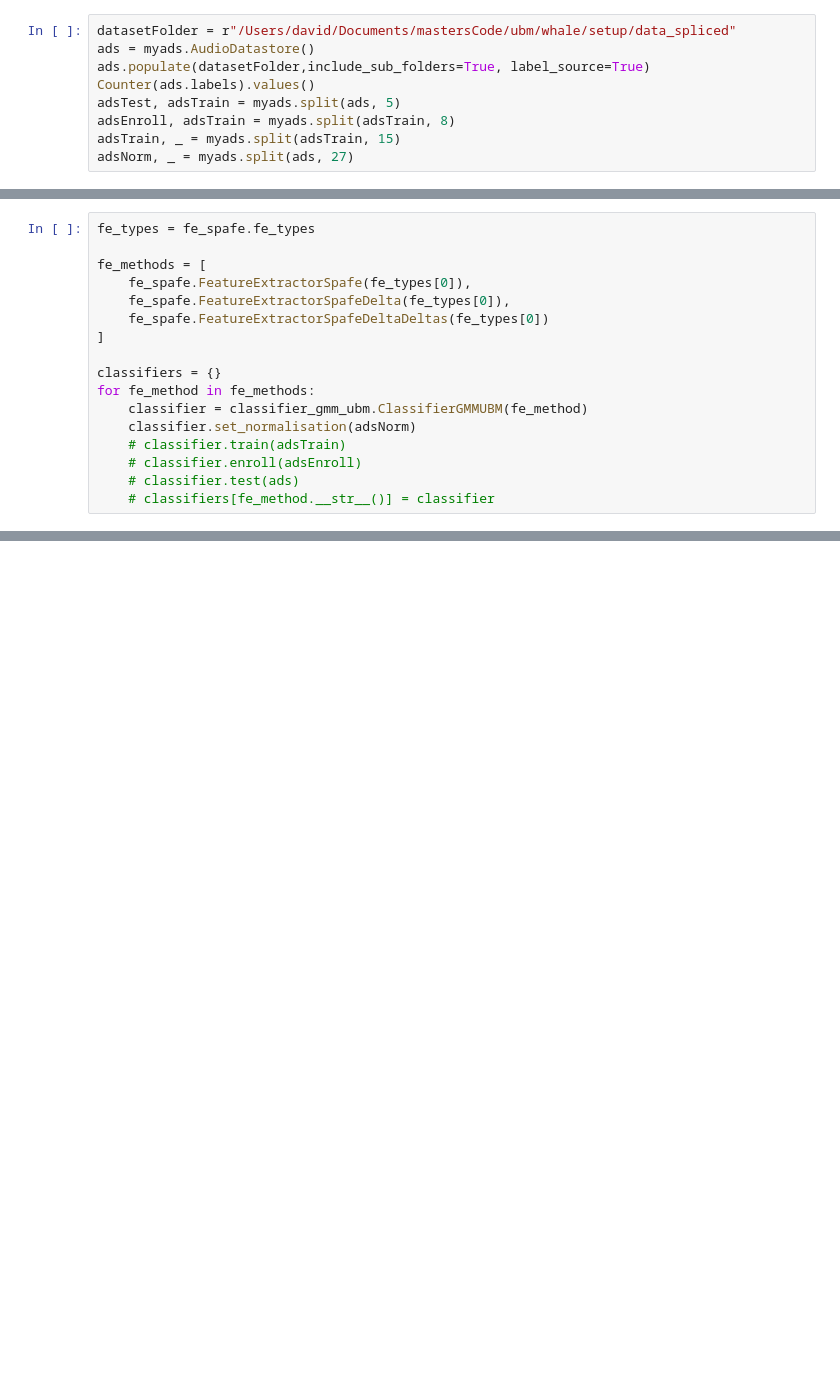
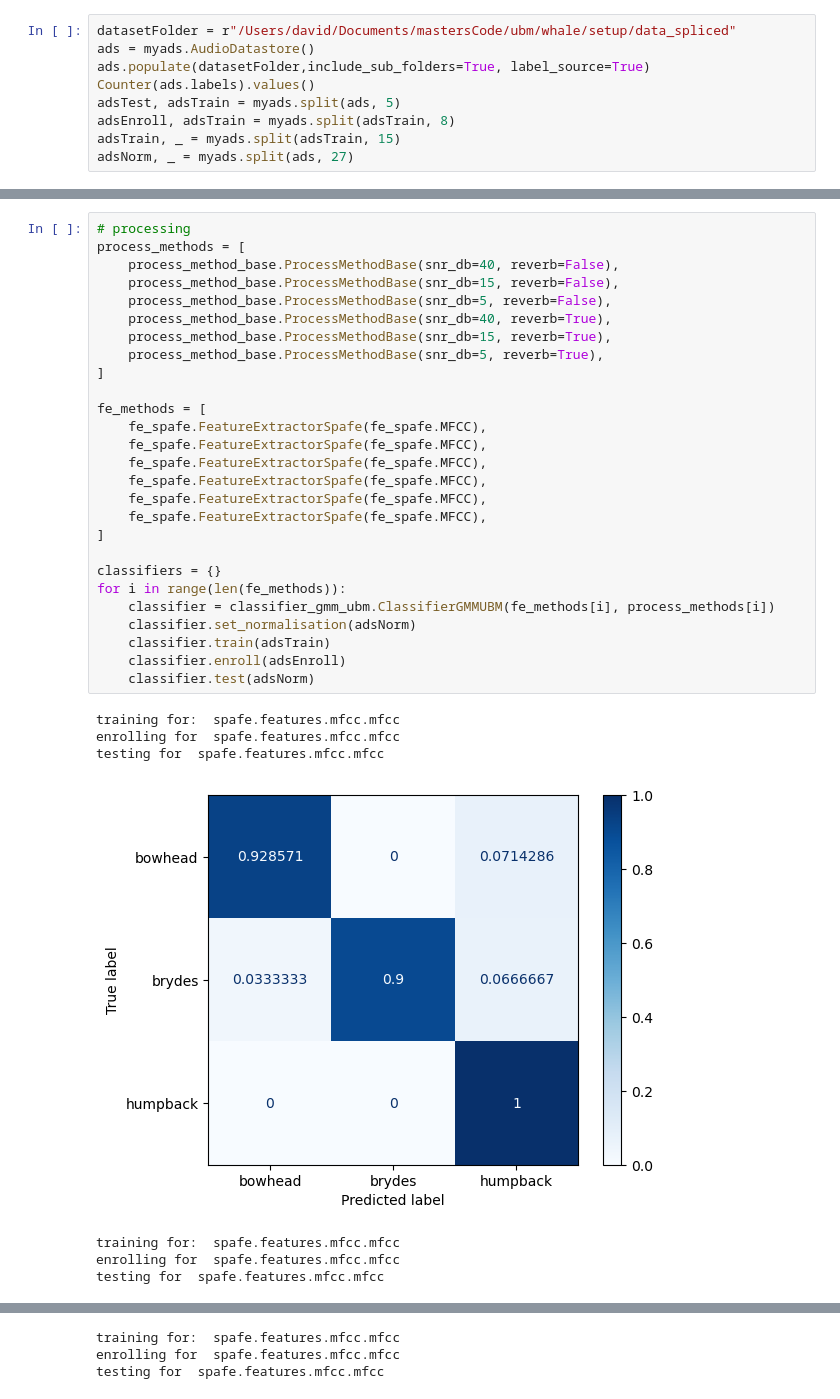
Before and after one commit to Davidjames9610/ubm, a Jupyter notebook: classifiers/gmm_ubm/development/whale_verification_v2.ipynb, the cells around one changed output, grey strips where cells are left out. Saved outputs shown, nothing was run; the diff lists cells and outputs as text; blank space fills up the shorter version.

Commit message:
/main update to processing and hmm init

```diff
--- a/classifiers/gmm_ubm/development/whale_verification_v2.ipynb
+++ b/classifiers/gmm_ubm/development/whale_verification_v2.ipynb
@@ -33,17 +36,0 @@ reload(classifier_gmm_ubm)
-# %%
-fe_types = fe_spafe.fe_types
-
-fe_methods = [
-    fe_spafe.FeatureExtractorSpafe(fe_types[0]),
-    fe_spafe.FeatureExtractorSpafeDelta(fe_types[0]),
-    fe_spafe.FeatureExtractorSpafeDeltaDeltas(fe_types[0])
-]
-
-classifiers = {}
-for fe_method in fe_methods:
-    classifier = classifier_gmm_ubm.ClassifierGMMUBM(fe_method)
-    classifier.set_normalisation(adsNorm)
-    # classifier.train(adsTrain)
-    # classifier.enroll(adsEnroll)
-    # classifier.test(ads)
-    # classifiers[fe_method.__str__()] = classifier
@@ -57,0 +37,35 @@ TypeError: 'module' object is not subscriptable
+# %%
+# processing
+process_methods = [
+    process_method_base.ProcessMethodBase(snr_db=40, reverb=False),
+    process_method_base.ProcessMethodBase(snr_db=15, reverb=False),
+    process_method_base.ProcessMethodBase(snr_db=5, reverb=False),
+    process_method_base.ProcessMethodBase(snr_db=40, reverb=True),
+    process_method_base.ProcessMethodBase(snr_db=15, reverb=True),
+    process_method_base.ProcessMethodBase(snr_db=5, reverb=True),
+]
+
+fe_methods = [
+    fe_spafe.FeatureExtractorSpafe(fe_spafe.MFCC),
+    fe_spafe.FeatureExtractorSpafe(fe_spafe.MFCC),
+    fe_spafe.FeatureExtractorSpafe(fe_spafe.MFCC),
+    fe_spafe.FeatureExtractorSpafe(fe_spafe.MFCC),
+    fe_spafe.FeatureExtractorSpafe(fe_spafe.MFCC),
+    fe_spafe.FeatureExtractorSpafe(fe_spafe.MFCC),
+]
+
+classifiers = {}
+for i in range(len(fe_methods)):
+    classifier = classifier_gmm_ubm.ClassifierGMMUBM(fe_methods[i], process_methods[i])
+    classifier.set_normalisation(adsNorm)
+    classifier.train(adsTrain)
+    classifier.enroll(adsEnroll)
+    classifier.test(adsNorm)
+# %% [output]
+training for:  spafe.features.mfcc.mfcc
+enrolling for  spafe.features.mfcc.mfcc
+testing for  spafe.features.mfcc.mfcc
+[figure, added]
+training for:  spafe.features.mfcc.mfcc
+enrolling for  spafe.features.mfcc.mfcc
+testing for  spafe.features.mfcc.mfcc
@@ -57,0 +73,3 @@ TypeError: 'module' object is not subscriptable
+training for:  spafe.features.mfcc.mfcc
+enrolling for  spafe.features.mfcc.mfcc
+testing for  spafe.features.mfcc.mfcc
```
Also changed, not shown: parts of 5 cells of this notebook, 18 other files.
